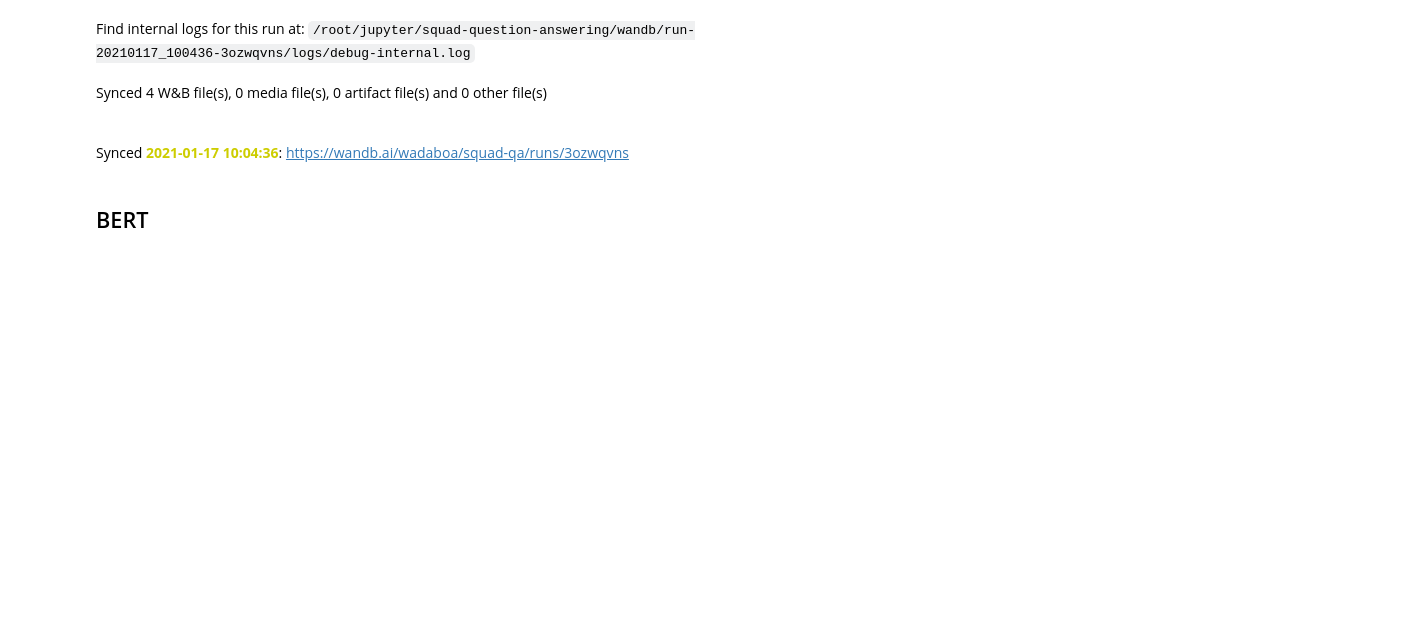
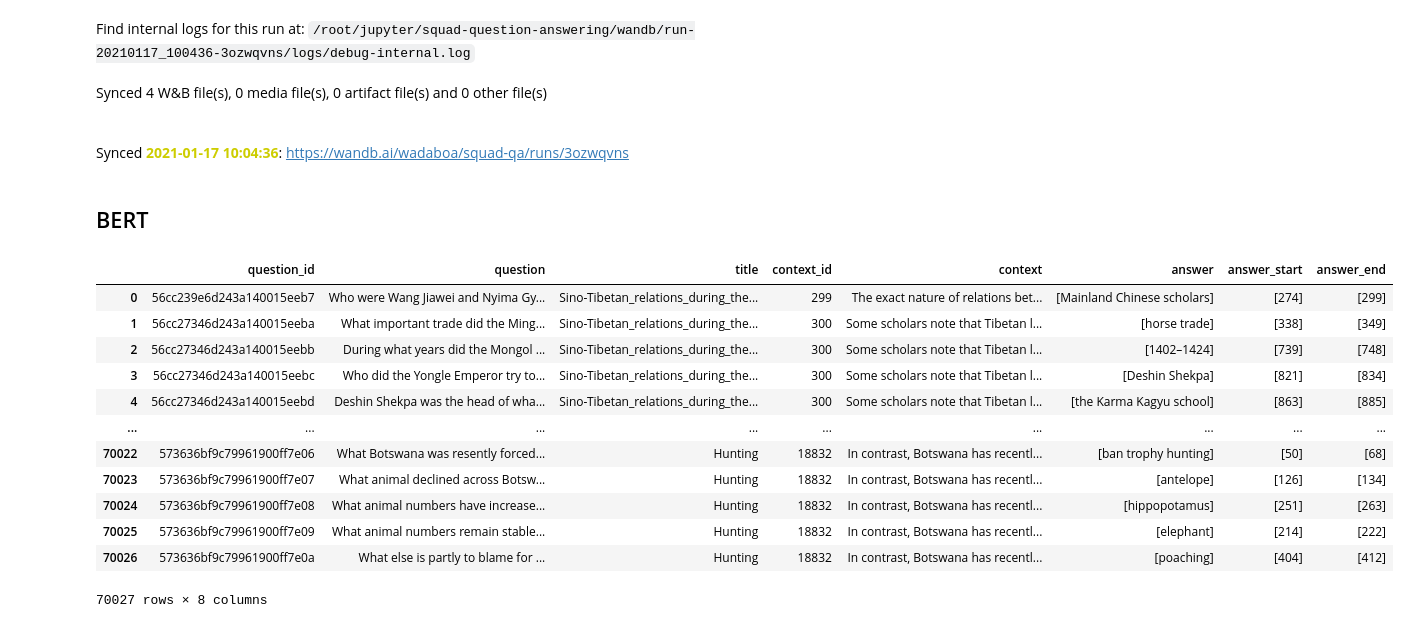
Before and after one commit to Wadaboa/squad-question-answering, a Jupyter notebook: main.ipynb, the cells around one changed output. Saved outputs shown, nothing was run; the diff lists cells and outputs as text; code cells hidden in the pictures; blank space fills up the shorter version.

```diff
--- a/main.ipynb
+++ b/main.ipynb
@@ -372,11 +408,11 @@ Synced 2021-01-17 10:04:36: https://wandb.ai/wadaboa/squad-qa/runs/3ozwqvns
 # %%
-bert_tokenizer = BertWordPieceTokenizer("data/bert-base-uncased-vocab.txt", lowercase=True)
-bert_tokenizer.enable_padding(
+bert_wp_tokenizer = BertWordPieceTokenizer("data/bert-base-uncased-vocab.txt", lowercase=True)
+bert_wp_tokenizer.enable_padding(
     direction="right",
     pad_type_id=1,
-    pad_token=PAD_TOKEN,
 )
+bert_wp_tokenizer.enable_truncation(MAX_BERT_TOKENS)
 # %%
-bert_tokenizer = dataset.BertSquadTokenizer(bert_tokenizer)
+bert_tokenizer = dataset.BertSquadTokenizer(bert_wp_tokenizer)
 # %%
 bert_dm = dataset.SquadDataManager(squad_dataset, bert_tokenizer)
@@ -384,0 +419,18 @@ bert_model = transformers.BertModel.from_pretrained("bert-base-uncased")
+# %%
+bert_dm.tokenizer = bert_tokenizer
+# %%
+bert_dm.train_df
+# %% [output]
+|  | question_id | question | title | context_id | context | answer | answer_start | answer_end |
+| 0 | 56cc239e6d243a140015eeb7 | Who were Wang Jiawei and Nyima Gy... | Sino-Tibetan_relations_during_the... | 299 | The exact nature of relations bet... | [Mainland Chinese scholars] | [274] | [299] |
+| 1 | 56cc27346d243a140015eeba | What important trade did the Ming... | Sino-Tibetan_relations_during_the... | 300 | Some scholars note that Tibetan l... | [horse trade] | [338] | [349] |
+| 2 | 56cc27346d243a140015eebb | During what years did the Mongol ... | Sino-Tibetan_relations_during_the... | 300 | Some scholars note that Tibetan l... | [1402–1424] | [739] | [748] |
+| 3 | 56cc27346d243a140015eebc | Who did the Yongle Emperor try to... | Sino-Tibetan_relations_during_the... | 300 | Some scholars note that Tibetan l... | [Deshin Shekpa] | [821] | [834] |
+| 4 | 56cc27346d243a140015eebd | Deshin Shekpa was the head of wha... | Sino-Tibetan_relations_during_the... | 300 | Some scholars note that Tibetan l... | [the Karma Kagyu school] | [863] | [885] |
+| ... | ... | ... | ... | ... | ... | ... | ... | ... |
+| 70022 | 573636bf9c79961900ff7e06 | What Botswana was resently forced... | Hunting | 18832 | In contrast, Botswana has recentl... | [ban trophy hunting] | [50] | [68] |
+| 70023 | 573636bf9c79961900ff7e07 | What animal declined across Botsw... | Hunting | 18832 | In contrast, Botswana has recentl... | [antelope] | [126] | [134] |
+| 70024 | 573636bf9c79961900ff7e08 | What animal numbers have increase... | Hunting | 18832 | In contrast, Botswana has recentl... | [hippopotamus] | [251] | [263] |
+| 70025 | 573636bf9c79961900ff7e09 | What animal numbers remain stable... | Hunting | 18832 | In contrast, Botswana has recentl... | [elephant] | [214] | [222] |
+| 70026 | 573636bf9c79961900ff7e0a | What else is partly to blame for ... | Hunting | 18832 | In contrast, Botswana has recentl... | [poaching] | [404] | [412] |
+70027 rows × 8 columns
```
Also changed, not shown: parts of 13 cells of this notebook, 3 other files.
